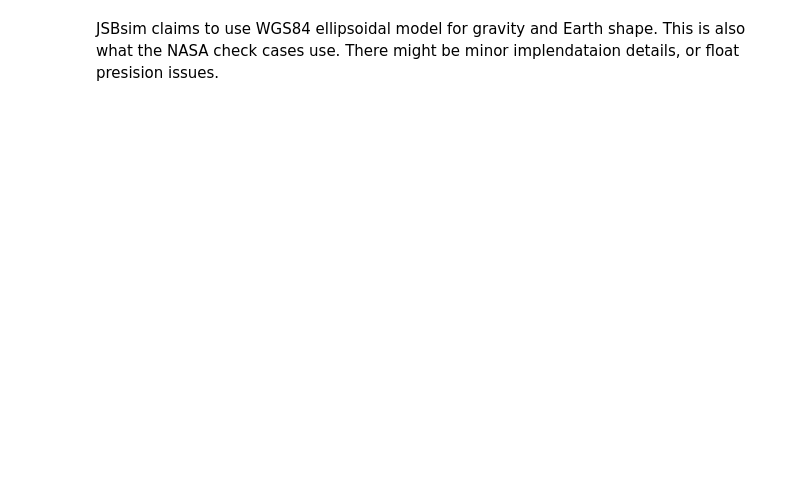
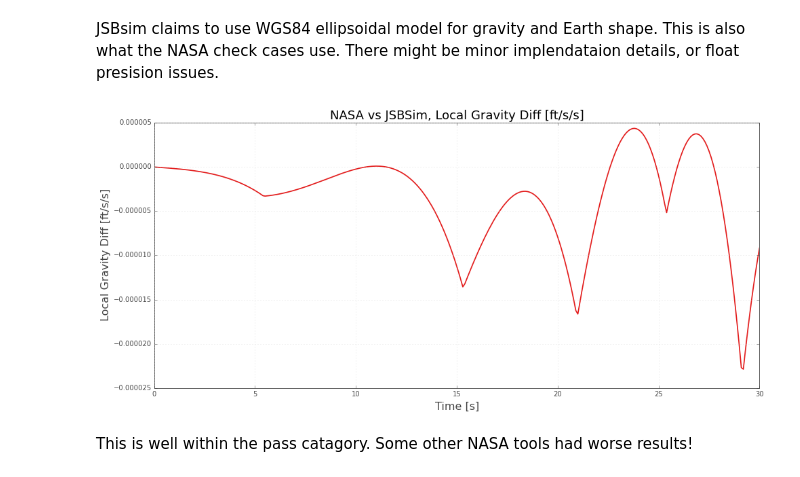
Before and after one commit to open-aerospace/jsbsim-nasa-test-cases, a Jupyter notebook: case-01-dragless_sphere/results.ipynb, the cells around one changed output. Saved outputs shown, nothing was run; the diff lists cells and outputs as text; code cells hidden in the pictures; blank space fills up the shorter version.

Commit message:
Compare Mach

```diff
--- a/case-01-dragless_sphere/results.ipynb
+++ b/case-01-dragless_sphere/results.ipynb
@@ -42,6 +42,7 @@ j_times              = columns[ 0]
 j_altitudeMsl        = columns[ 1]
 j_longitude          = columns[22]
 j_localGravity       = columns[32]
+j_mach               = columns[33]
 
 ax = plt.figure(figsize=(16,9))
 plt.title(r"JSBSim Simulation Data, Altitude MSL [feet]")
@@ -91,2 +92,14 @@ plt.show()
 # %% [markdown]
 JSBsim claims to use WGS84 ellipsoidal model for gravity and Earth shape. This is also what the NASA check cases use. There might be minor implendataion details, or float presision issues.
+# %%
+ax = plt.figure(figsize=(16,7))
+plt.title(r"NASA vs JSBSim, Local Gravity Diff [ft/s/s]")
+plt.ylabel(r"Local Gravity Diff [ft/s/s]")
+plt.xlabel(r"Time [s]")
+plt.plot(n_times, n_mach - j_mach)
+ax.axes[0].set_xlim([0,30])
+plt.show()
+# %% [output]
+[figure, added]
+# %% [markdown]
+This is well within the pass catagory. Some other NASA tools had worse results!
```
Also changed, not shown: parts of 2 cells of this notebook, 1 other file.
